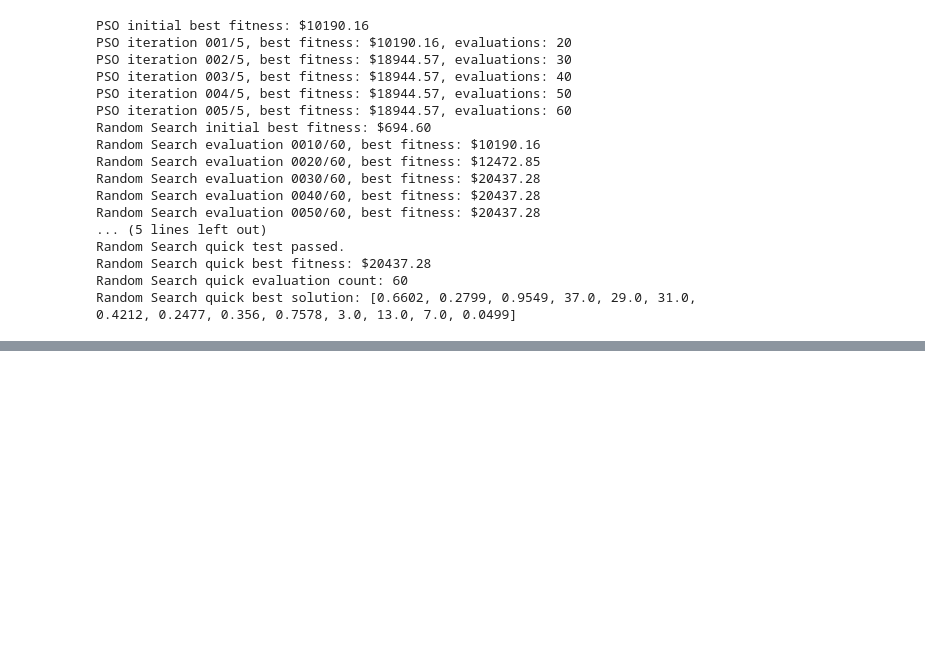
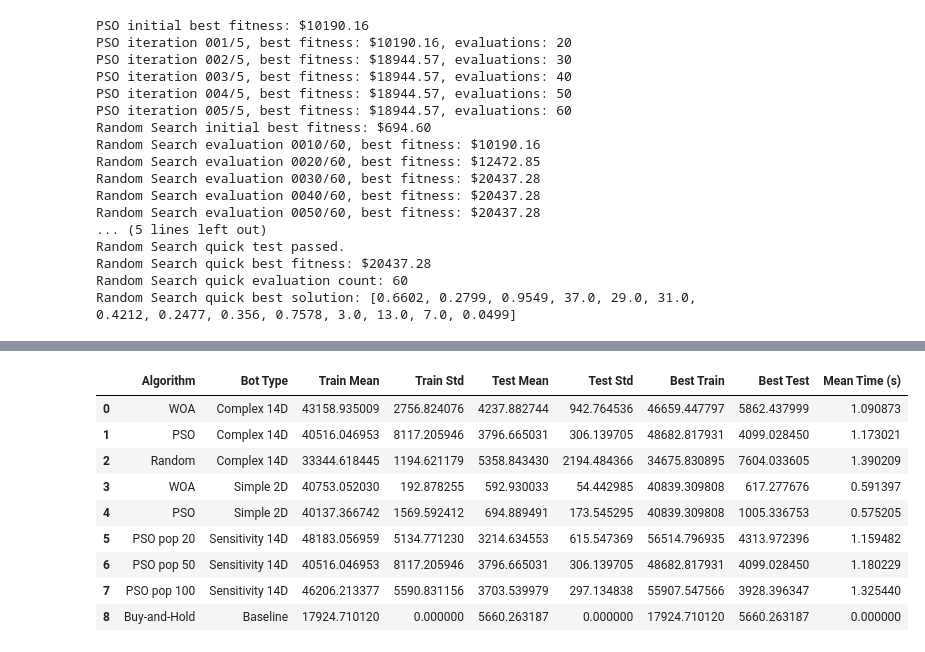
Before and after one commit to vneo-m/bitcoin-trading-optimization, a Jupyter notebook: bitcoin-trading-optimization.ipynb, the cells around one changed output, grey strips where cells are left out. Cells and saved outputs as stored; diff of their text form; code cells hidden in the pictures; blank space fills up the shorter version.

Commit message:
run the main experiments

```diff
--- a/bitcoin-trading-optimization.ipynb
+++ b/bitcoin-trading-optimization.ipynb
@@ -921,0 +953,14 @@ Random Search quick best solution: [0.6602, 0.2799, 0.9549, 37.0, 29.0, 31.0, 0.
+# %%
+def buy_and_hold_fitness(P):
+    """Buy at the first price, hold, and sell at the final price."""
+    P = np.asarray(P, dtype=float)
+    btc = INITIAL_CASH * (1 - FEE_RATE) / P[0]
+    final_cash = btc * P[-1] * (1 - FEE_RATE)
+    return float(final_cash)
+
+
+buy_hold_train = buy_and_hold_fitness(train_data)
+buy_hold_test = buy_and_hold_fitness(test_data)
+
+print(f"Buy-and-Hold train fitness: ${buy_hold_train:.2f}")
+print(f"Buy-and-Hold test fitness: ${buy_hold_test:.2f}")
@@ -921,0 +1234,65 @@ Random Search quick best solution: [0.6602, 0.2799, 0.9549, 37.0, 29.0, 31.0, 0.
+# %%
+def summarise_store(store, algorithm, bot_type):
+    """Build one summary row for a result store."""
+    train_values = np.array(store["train_fitness"], dtype=float)
+    test_values = np.array(store["test_fitness"], dtype=float)
+    elapsed_values = np.array(store["elapsed_seconds"], dtype=float)
+    return {
+        "Algorithm": algorithm,
+        "Bot Type": bot_type,
+        "Train Mean": train_values.mean(),
+        "Train Std": train_values.std(ddof=1) if len(train_values) > 1 else 0.0,
+        "Test Mean": test_values.mean(),
+        "Test Std": test_values.std(ddof=1) if len(test_values) > 1 else 0.0,
+        "Best Train": train_values.max(),
+        "Best Test": test_values.max(),
+        "Mean Time (s)": elapsed_values.mean(),
+    }
+
+summary_rows = []
+for algorithm, store in complex_results.items():
+    summary_rows.append(summarise_store(store, algorithm, "Complex 14D"))
+for algorithm, store in simple_results.items():
+    summary_rows.append(summarise_store(store, algorithm, "Simple 2D"))
+for pop_size, store in sensitivity_results.items():
+    summary_rows.append(summarise_store(store, f"PSO pop {pop_size}", "Sensitivity 14D"))
+summary_rows.append({
+    "Algorithm": "Buy-and-Hold",
+    "Bot Type": "Baseline",
+    "Train Mean": buy_hold_train,
+    "Train Std": 0.0,
+    "Test Mean": buy_hold_test,
+    "Test Std": 0.0,
+    "Best Train": buy_hold_train,
+    "Best Test": buy_hold_test,
+    "Mean Time (s)": 0.0,
+})
+
+experiment_summary = pd.DataFrame(summary_rows)
+experiment_summary.to_csv(SUMMARY_PATH, index=False)
+
+experiment_payload = {
+    "complex_results": complex_results,
+    "simple_results": simple_results,
+    "sensitivity_results": sensitivity_results,
+    "experiment_summary": experiment_summary,
+    "buy_hold_train": buy_hold_train,
+    "buy_hold_test": buy_hold_test,
+    "settings": {
+        "POP_SIZE": POP_SIZE,
+        "MAX_EVALUATIONS": MAX_EVALUATIONS,
+        "MAX_ITER": MAX_ITER,
+        "N_RUNS": N_RUNS,
+        "SEEDS": SEEDS,
+        "POP_SIZES_TO_TEST": POP_SIZES_TO_TEST,
+    },
+    "elapsed_seconds": experiment_elapsed_seconds,
+}
+
+with open(RESULTS_PATH, "wb") as f:
+    pickle.dump(experiment_payload, f)
+
+print(f"Saved experiment payload to: {RESULTS_PATH}")
+print(f"Saved experiment summary to: {SUMMARY_PATH}")
+experiment_summary
+# %% [output]
@@ -921,0 +1301,10 @@ Random Search quick best solution: [0.6602, 0.2799, 0.9549, 37.0, 29.0, 31.0, 0.
+|  | Algorithm | Bot Type | Train Mean | Train Std | Test Mean | Test Std | Best Train | Best Test | Mean Time (s) |
+| 0 | WOA | Complex 14D | 43158.935009 | 2756.824076 | 4237.882744 | 942.764536 | 46659.447797 | 5862.437999 | 1.090873 |
+| 1 | PSO | Complex 14D | 40516.046953 | 8117.205946 | 3796.665031 | 306.139705 | 48682.817931 | 4099.028450 | 1.173021 |
+| 2 | Random | Complex 14D | 33344.618445 | 1194.621179 | 5358.843430 | 2194.484366 | 34675.830895 | 7604.033605 | 1.390209 |
+| 3 | WOA | Simple 2D | 40753.052030 | 192.878255 | 592.930033 | 54.442985 | 40839.309808 | 617.277676 | 0.591397 |
+| 4 | PSO | Simple 2D | 40137.366742 | 1569.592412 | 694.889491 | 173.545295 | 40839.309808 | 1005.336753 | 0.575205 |
+| 5 | PSO pop 20 | Sensitivity 14D | 48183.056959 | 5134.771230 | 3214.634553 | 615.547369 | 56514.796935 | 4313.972396 | 1.159482 |
+| 6 | PSO pop 50 | Sensitivity 14D | 40516.046953 | 8117.205946 | 3796.665031 | 306.139705 | 48682.817931 | 4099.028450 | 1.180229 |
+| 7 | PSO pop 100 | Sensitivity 14D | 46206.213377 | 5590.831156 | 3703.539979 | 297.134838 | 55907.547566 | 3928.396347 | 1.325440 |
+| 8 | Buy-and-Hold | Baseline | 17924.710120 | 0.000000 | 5660.263187 | 0.000000 | 17924.710120 | 5660.263187 | 0.000000 |
```
Also changed, not shown: parts of 17 cells of this notebook, 3 other files.
